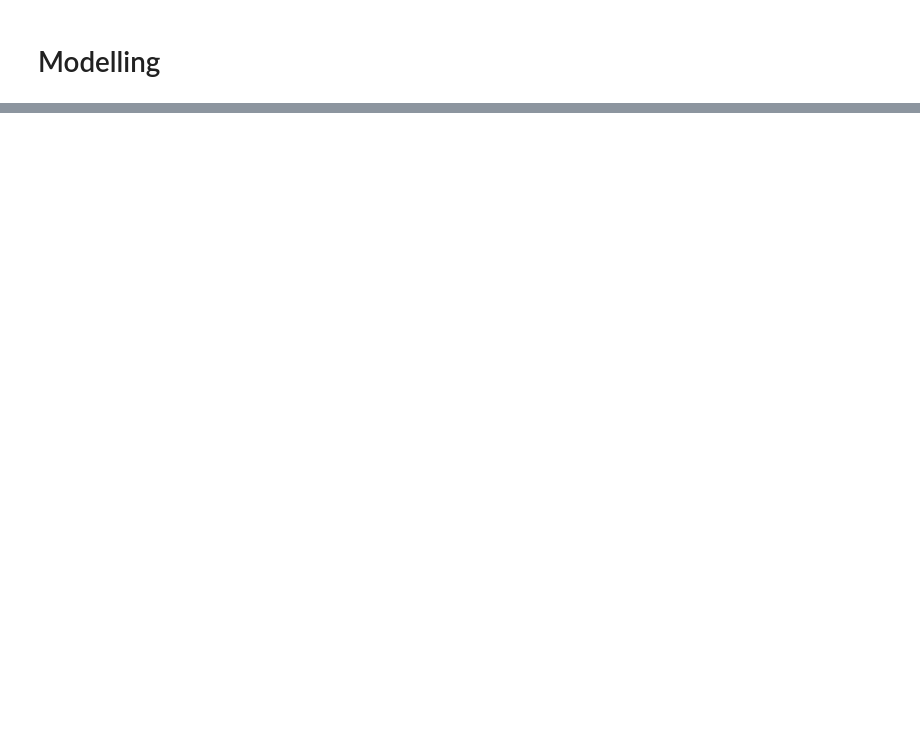
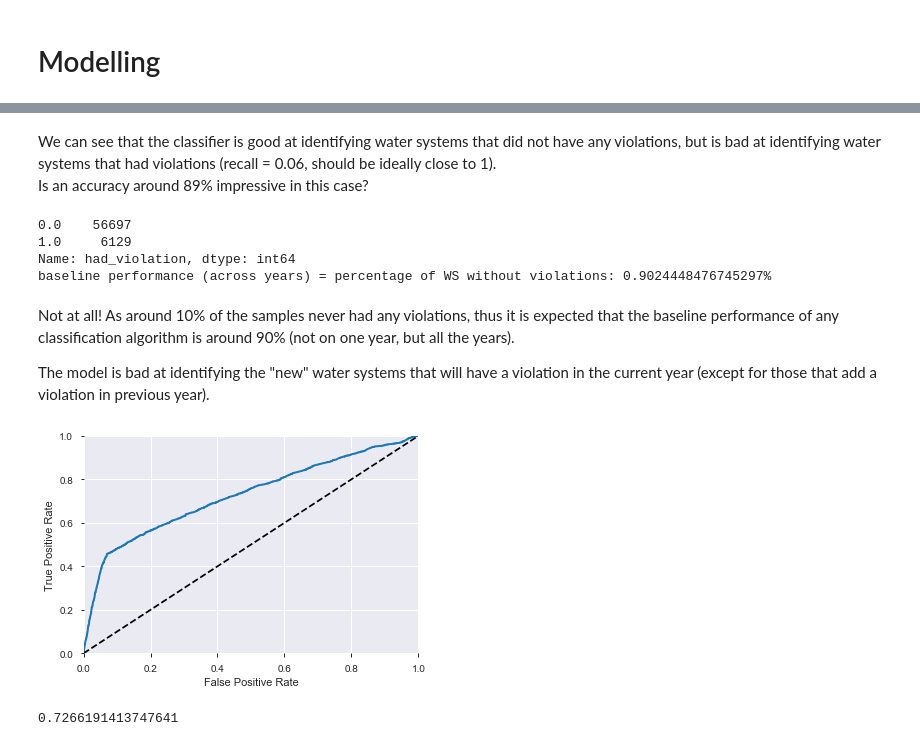
Before and after one commit to de-la-viz/pesticides_in_drinking_water, a Jupyter notebook: code/Modelling.ipynb, the cells around one changed output, grey strips where cells are left out. Saved outputs shown, nothing was run; the diff lists cells and outputs as text; code cells hidden in the pictures; blank space fills up the shorter version.

Commit message:
save. error cannot import imblearn for SMOTE...

```diff
--- a/code/Modelling.ipynb
+++ b/code/Modelling.ipynb
@@ -151,0 +98,2 @@ accuracy on valid set: 0.870561282932417
+# %%
+data_std = (data - data.min(axis=0)) / (data.max(axis=0) - data.min(axis=0))
@@ -151,0 +167,11 @@ accuracy on valid set: 0.870561282932417
+# %%
+# final gridsearch, to refine a bit C:
+parameter = {'C':[0.05, 0.1, 0.15]}
+# 5-fold CV and grid search to find the best C:
+ridge_f = GridSearchCV(estimator=ridge, scoring='accuracy', param_grid=parameter, cv=5)
+ridge_f.fit(X_train, y_train) # this is done -implicitely- with the best_estimator_ found with GridSearchCV
+print('Best C:',ridge_f.best_estimator_.C)
+print('The mean cross-validated score of the best_estimator on X_train:', ridge_f.best_score_)
+print('Accuracy on (full) X_train: ' + str(ridge_f.score(X_train, y_train)))
+print('SD of mean test score (1 per parameter:) ' + str(ridge_f.cv_results_['std_test_score']))
+# ridge_f.cv_results_ # to see more results
@@ -151,0 +185,10 @@ accuracy on valid set: 0.870561282932417
+# %%
+# Fitting the model with the chosen regularization:
+logit_ridge = LogisticRegression(penalty='l2', solver='liblinear', C=0.1)
+logit_ridge.fit(X_train, y_train)
+
+# A way to estimate the most important features:
+print(np.exp([np.std(X_train, 0)]*logit_ridge.coef_)) # "standardized" odds ratios.
+# They are around 1, but there is not confidence interval
+# The fourth is high and is likely a very important feature.
+# Without surprise, it is: had_violation_lastyear
@@ -151,0 +224,39 @@ accuracy on valid set: 0.870561282932417
+# %% [markdown]
+We can see that the classifier is good at identifying water systems that did not have any violations, but is bad at identifying water systems that had violations (recall = 0.06, should be ideally close to 1).
+Is an accuracy around 89% impressive in this case?
+# %%
+n = data_std.had_violation.value_counts()
+print(n)
+print('baseline performance (across years) = percentage of WS without violations: ' + str(n[0]/(n[0]+n[1])) + '%')
+# %% [output]
+0.0    56697
+1.0     6129
+Name: had_violation, dtype: int64
+baseline performance (across years) = percentage of WS without violations: 0.9024448476745297%
+# %% [markdown]
+Not at all! As around 10% of the samples never had any violations, thus it is expected that the baseline performance of any classification algorithm is around 90% (not on one year, but all the years).
+
+The model is bad at identifying the "new" water systems that will have a violation in the current year (except for those that add a violation in previous year).
+# %%
+# one more way of evaluating the model, the ROC curve:
+
+
+y_scores = logit_ridge.decision_function(X_train)
+fpr, tpr, thresholds = roc_curve(y_train, y_scores)
+
+def plot_roc_curve(fpr, tpr, label=None):
+    plt.plot(fpr, tpr, linewidth=2, label=label)
+    plt.plot([0, 1], [0, 1], 'k--')
+    plt.axis([0, 1, 0, 1])
+    plt.xlabel('False Positive Rate')
+    plt.ylabel('True Positive Rate')
+
+plot_roc_curve(fpr, tpr)
+plt.show()
+# %% [output]
+[figure, added]
+# %%
+# Area Under the Receiver Operating Characteristic Curve (ROC AUC) from prediction scores:
+roc_auc_score(y_train, y_scores)
+# %% [output]
+0.7266191413747641
```
Also changed, not shown: parts of 41 cells of this notebook, 1 other file.
